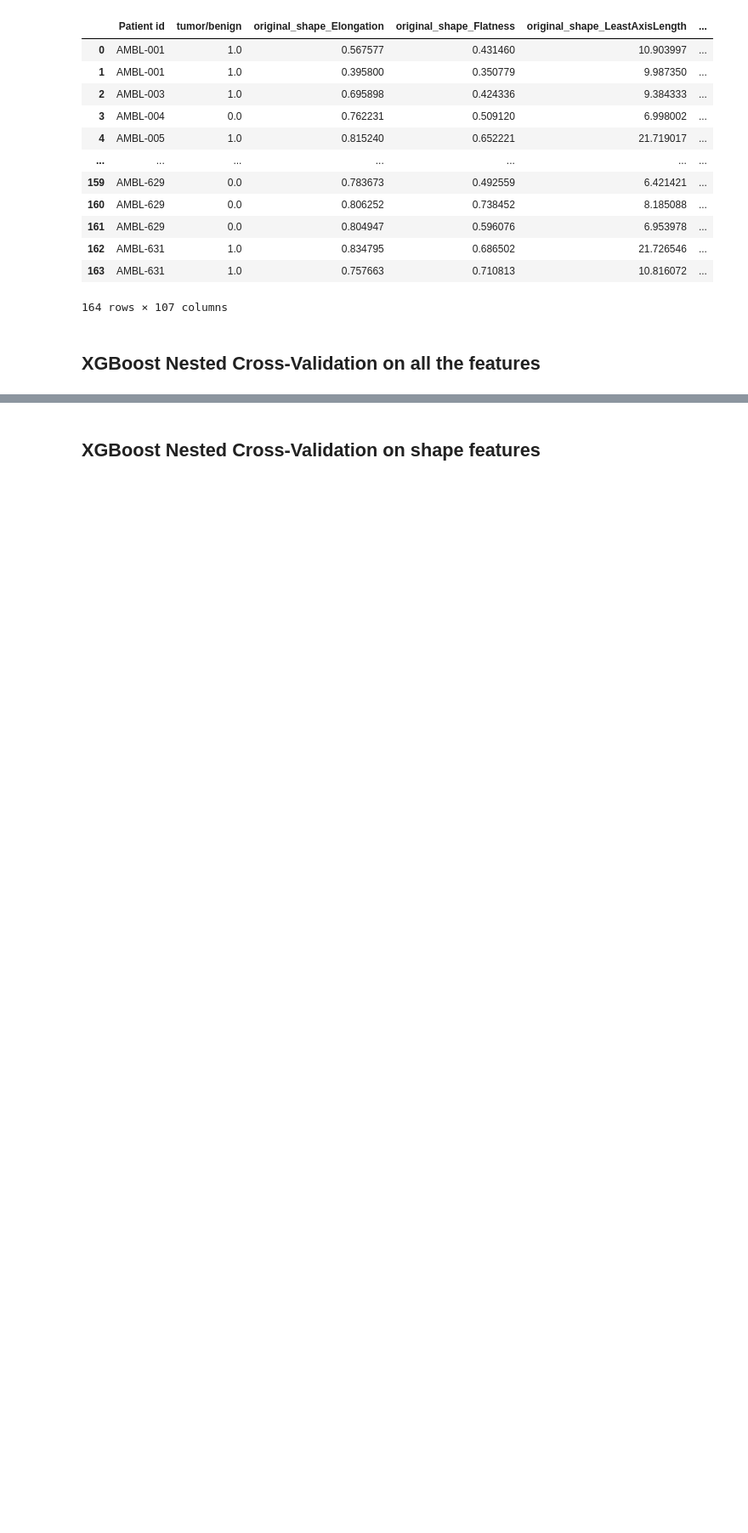
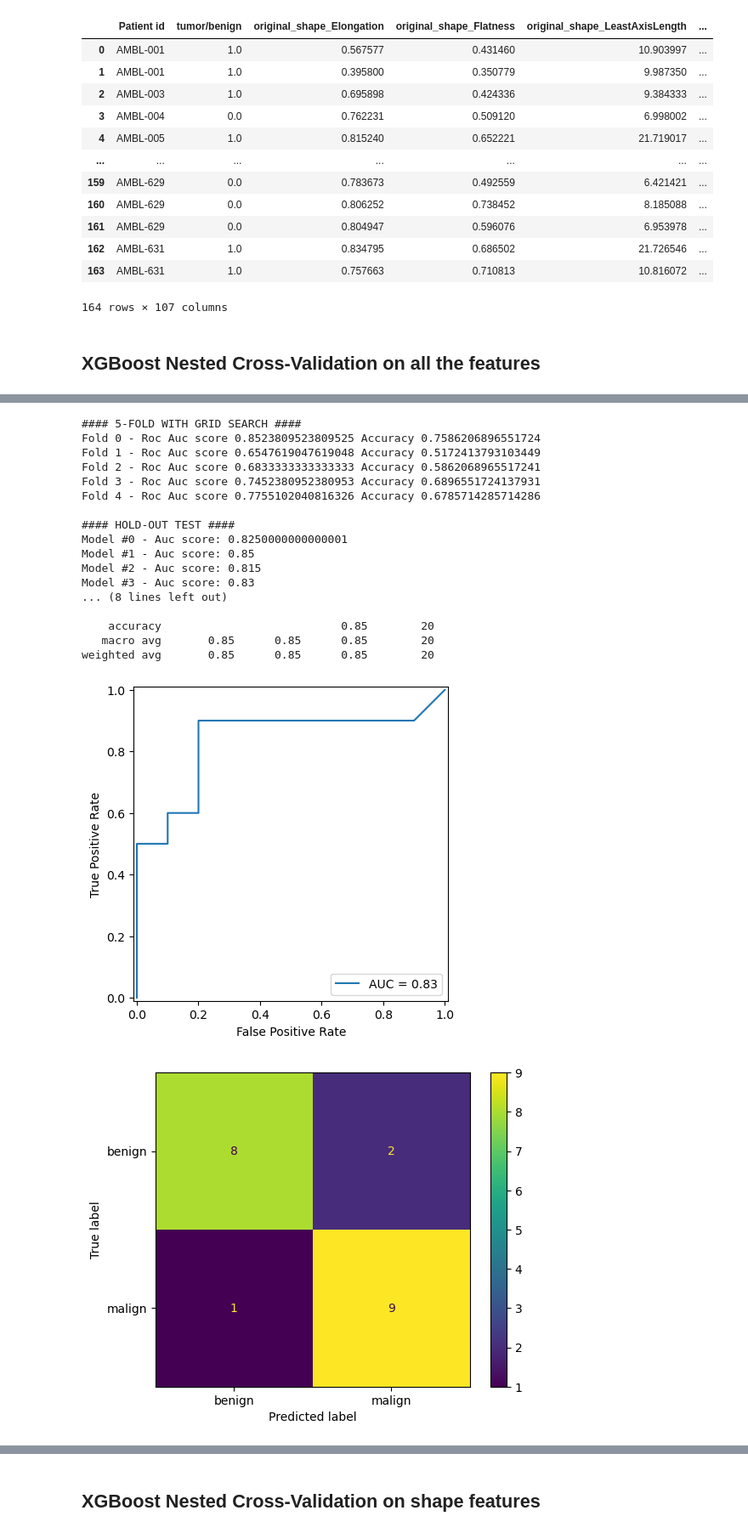
Before and after one commit to bendico765/MRI-Breast, a Jupyter notebook: Radiomics.ipynb, the cells around one changed output, grey strips where cells are left out. Shown at 85% size. Cells and saved outputs as stored; diff of their text form; code cells hidden in the pictures; blank space fills up the shorter version.

```diff
--- a/Radiomics.ipynb
+++ b/Radiomics.ipynb
@@ -160,12 +354,12 @@ ngtdm_features = [
 # %%
-def compute_results(estimator, df, features, cv_grid, n_outer_folds, n_inner_folds):
+def compute_results(estimator, df, features, cv_grid, n_outer_folds, n_inner_folds, random_state = 0):
     X = df[features].values
     y = df["tumor/benign"].values
 
     # take 20 samples (10 benign and 10 tumor) as a final test set
-    X_train, X_test, y_train, y_test = train_test_split(X, y, test_size = 20, stratify = y, random_state = 0)
+    X_train, X_test, y_train, y_test = train_test_split(X, y, test_size = 20, stratify = y, random_state = random_state)
 
-    outer_fold = StratifiedKFold(n_splits=n_outer_folds, shuffle=True, random_state=0)
+    outer_fold = StratifiedKFold(n_splits=n_outer_folds, shuffle=True, random_state=random_state)
     clfs = []
     scores = []
 
@@ -223,11 +417,3 @@ def compute_results(estimator, df, features, cv_grid, n_outer_folds, n_inner_fol
     show_model_performances(y_test, aggregated_prediction)
 
     return clfs
-    """
-    # XGBoost internal representation does not have feature names
-    # need to set them manually
-    clf.get_booster().feature_names = features
-
-    feature_importance =clf.get_booster().get_score(importance_type='gain')
-    {k: v for k, v in sorted(feature_importance.items(), key=lambda item: item[1], reverse=True)}
-    """
@@ -642,0 +840,29 @@ weighted avg       0.85      0.85      0.85        20
+# %%
+_ = compute_results(
+    RandomForestClassifier(),
+    pd.read_csv("/media/bendico765/Crucial X9/MRI Lesions/radiomics.csv", index_col=0),
+    shape_features + first_order_featues + glcm_features + gldm_features + glrlm_features + glszm_features + ngtdm_features,
+    rf_cv_grid,
+    N_OUTER_FOLDS,
+    N_INNER_FOLDS
+)
+# %% [output]
+#### 5-FOLD WITH GRID SEARCH ####
+Fold 0 - Roc Auc score 0.8523809523809525 Accuracy 0.7586206896551724
+Fold 1 - Roc Auc score 0.6547619047619048 Accuracy 0.5172413793103449
+Fold 2 - Roc Auc score 0.6833333333333333 Accuracy 0.5862068965517241
+Fold 3 - Roc Auc score 0.7452380952380953 Accuracy 0.6896551724137931
+Fold 4 - Roc Auc score 0.7755102040816326 Accuracy 0.6785714285714286
+
+#### HOLD-OUT TEST ####
+Model #0 - Auc score: 0.8250000000000001
+Model #1 - Auc score: 0.85
+Model #2 - Auc score: 0.815
+Model #3 - Auc score: 0.83
+... (8 lines left out)
+
+    accuracy                           0.85        20
+   macro avg       0.85      0.85      0.85        20
+weighted avg       0.85      0.85      0.85        20
+[figure, added]
+[figure, added]
```
Also changed, not shown: parts of 92 cells of this notebook, 4 other files.
